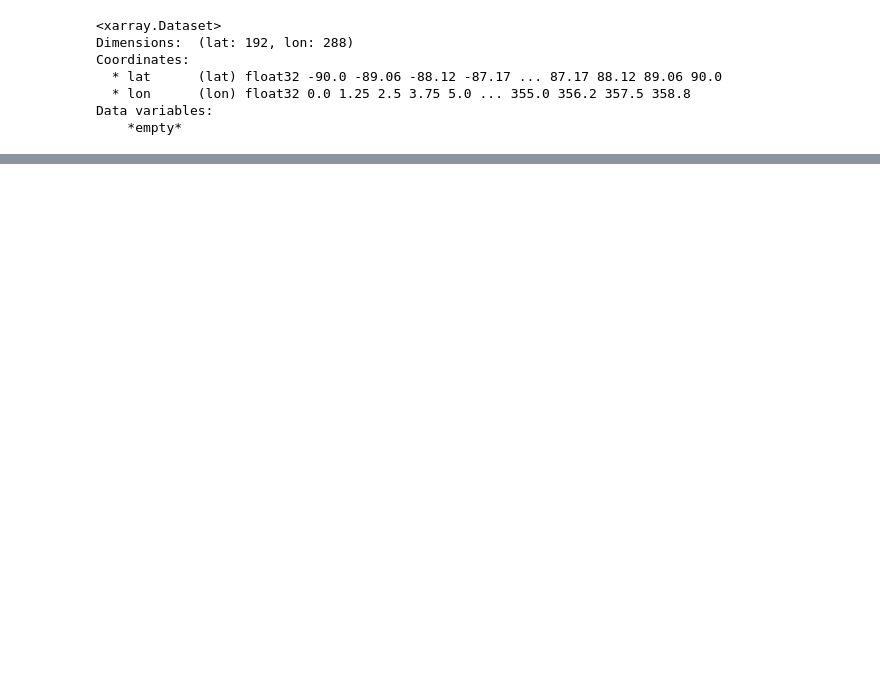
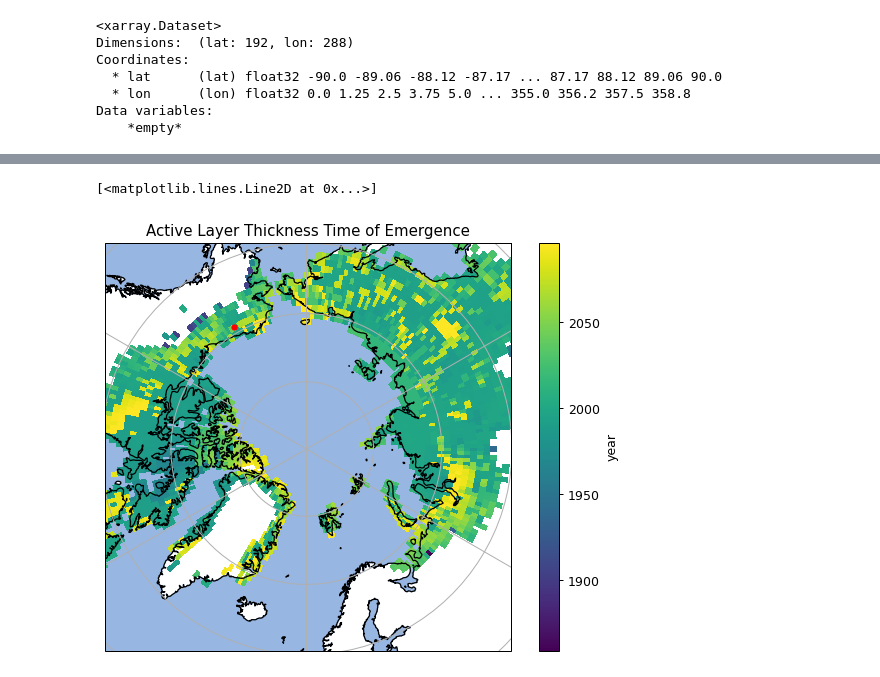
Before and after one commit to eschlerm/permafrost, a Jupyter notebook: ToE.ipynb, the cells around one changed output, grey strips where cells are left out. Saved outputs shown, nothing was run; the diff lists cells and outputs as text; code cells hidden in the pictures; blank space fills up the shorter version.

Commit message:
First ToE arctic map plot

```diff
--- a/ToE.ipynb
+++ b/ToE.ipynb
@@ -814,0 +835,39 @@ ToE.ALT.sel(lat=slice(50,85)).plot(robust=True)
+# %%
+plotVar = ToE.ALT
+plt.figure(figsize=(8,6), dpi= 90)
+
+# Make a new projection, time of class "NorthPolarStereo"
+ax = plt.axes(projection=ccrs.NorthPolarStereo(true_scale_latitude=70))
+
+# here is here you tell Cartopy that the projection
+# of your 'x' and 'y' are geographic (lons and lats)
+# and that you want to transform those lats and lons
+#into 'x' and 'y' in the projection
+plt.pcolormesh(dsMonth2.lon, dsMonth2.lat, plotVar,
+               transform=ccrs.PlateCarree());
+
+# plot land
+ax.add_feature(cfeature.OCEAN)
+ax.gridlines()
+ax.coastlines()
+plt.colorbar(label='year')
+plt.title('Active Layer Thickness Time of Emergence')
+
+# Limit the map to -60 degrees latitude and below.
+ax.set_extent([-180, 180, 90, 60], ccrs.PlateCarree())
+
+# Compute a circle in axes coordinates, which we can use as a boundary
+# for the map. We can pan/zoom as much as we like - the boundary will be
+# permanently circular.
+theta = np.linspace(0, 2*np.pi, 100)
+center, radius = [0.5, 0.5], 0.5
+verts = np.vstack([np.sin(theta), np.cos(theta)]).T
+#circle = mpath.Path(verts * radius + center)
+
+plt.plot(plon, plat, markersize=4,
+                color='red', linewidth=0, marker='o',
+                transform=ccrs.Geodetic(),
+                 )
+# %% [output]
+[<matplotlib.lines.Line2D at 0x...>]
+[figure, added]
```
Also changed, not shown: parts of 12 cells of this notebook.
